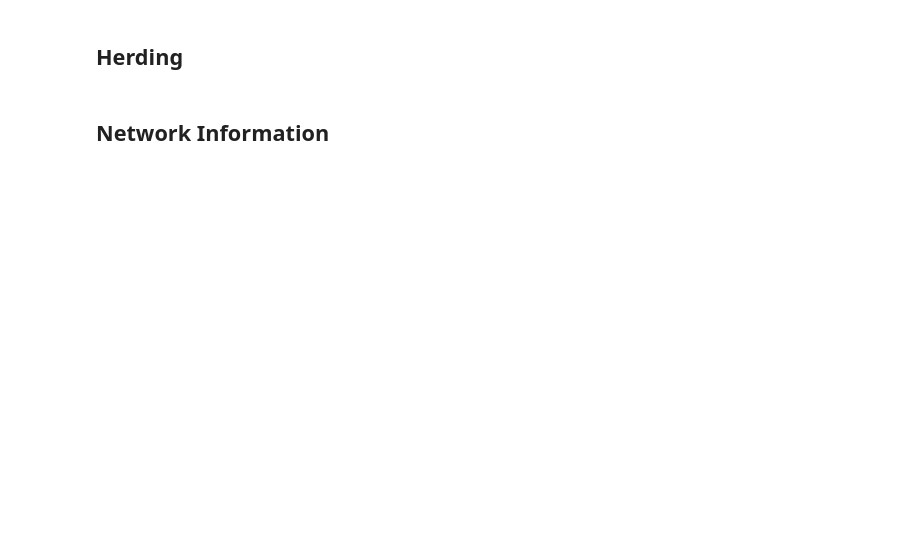
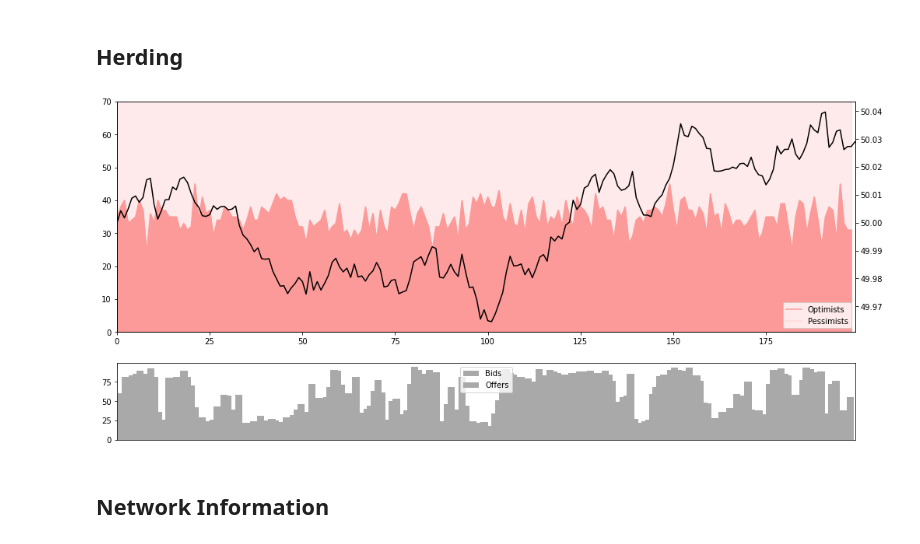
Before and after one commit to jc-doyle/market-model, a Jupyter notebook: analysis.ipynb, the cells around one changed output. Saved outputs shown, nothing was run; the diff lists cells and outputs as text; code cells hidden in the pictures; blank space fills up the shorter version.

Commit message:
Finalised Model (Delayed commit)

```diff
--- a/analysis.ipynb
+++ b/analysis.ipynb
@@ -52,11 +34,26 @@ convergence = False
+# %%
+agents = 100
+non_random = 0.7
+timesteps = 200
+price= 50
+
+alpha = 0.0005
+beta = 0.001
+gamma = 20
+
+rho = 10
+#network = ["smallworld", 4, 0.9]
+#network = ["caveman", 5, 7]
+#network = ["regular", 10, 0.3]
+network = ["barabasi", 2,0.9]
+convergence = False
 # %%
-model = MarketModel(agents=agents, non_random=non_random,
+model = MarketModel(steps=timesteps, agents=agents, non_random=non_random,
                     price=price, alpha=alpha,
                     beta=beta, gamma=gamma, rho=rho,
                     network=network, convergence=convergence)
 
-for i in range(timesteps):
-    model.step()
+model.run()
 
 df_model = model.data.get_model_vars_dataframe()
 df_agent = model.data.get_agent_vars_dataframe()
@@ -85,19 +84,21 @@ plt.show()
 ## Herding
 # %%
 herding_df = pd.DataFrame()
-for i in range(1,timesteps+1):
+for i in range(1,timesteps):
     type_df = df_agent.xs(i)['Trading Type'].value_counts(sort=False)
     herding_df = herding_df.append(type_df, ignore_index=True)
 
 x = herding_df.index.tolist()
 fig, ax = plt.subplots(2,1,figsize=(17,8),gridspec_kw={'height_ratios': [3, 1]})
 labels = ['Optimists', 'Pessimists']
 colors = [cycle[4], cycle[4]+(0.2,)]
 herding_df[['OPTIMIST', 'PESSIMIST']].plot.area(ax=ax[0], color=colors)
 price.plot(secondary_y=True, color='black', ax=ax[0])
 df_model[['Bids', 'Offers']].plot.bar(ax=ax[1], stacked = True, color='darkgrey', width=2)
 ax[0].legend(loc='lower right', labels=labels)
 ax[0].margins(x=0)
 ax[0].set_ylim(0,agents*non_random)
 ax[1].set_xticks([])
 plt.show()
+# %% [output]
+[figure, added]
```
Also changed, not shown: parts of 33 cells of this notebook, 3 other files.
